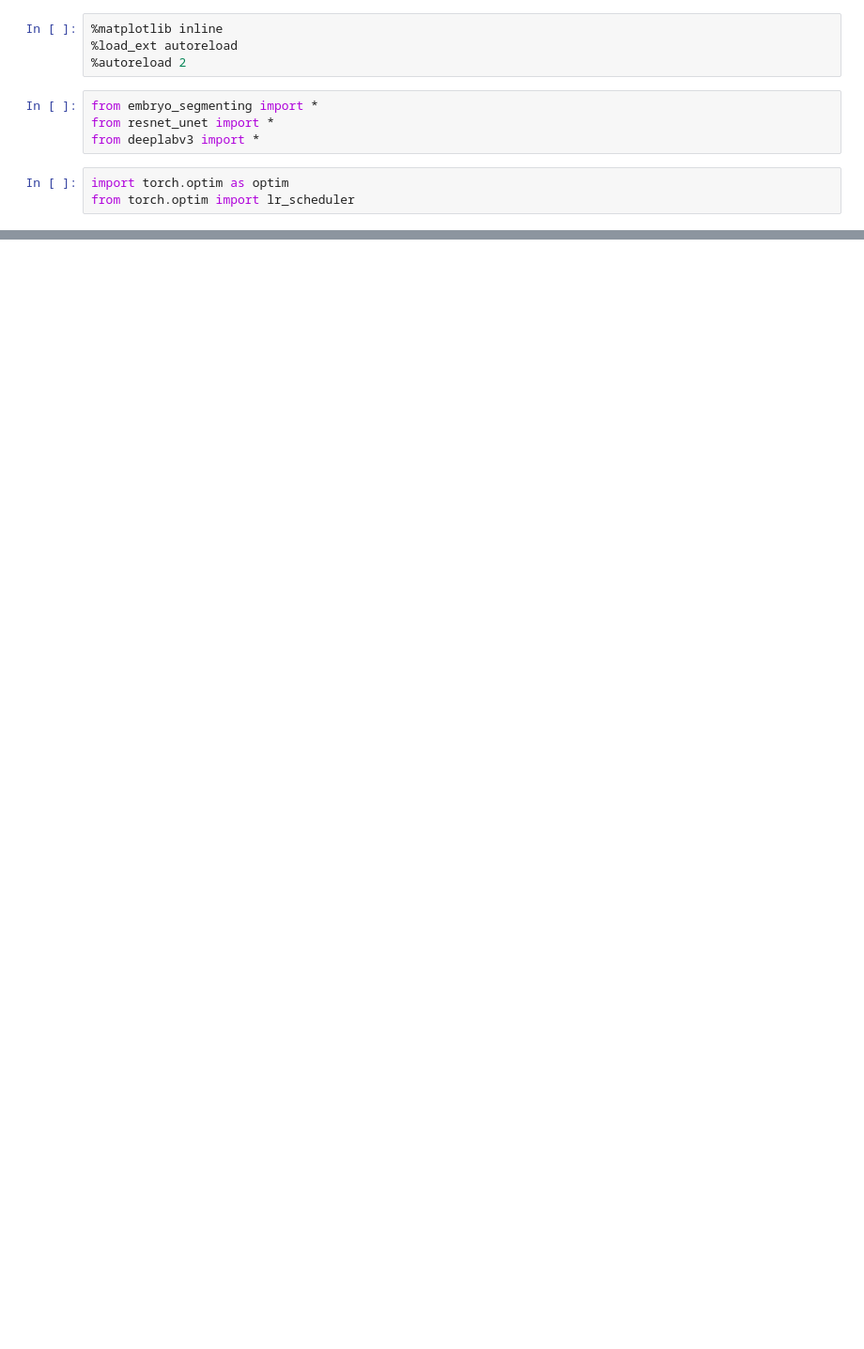
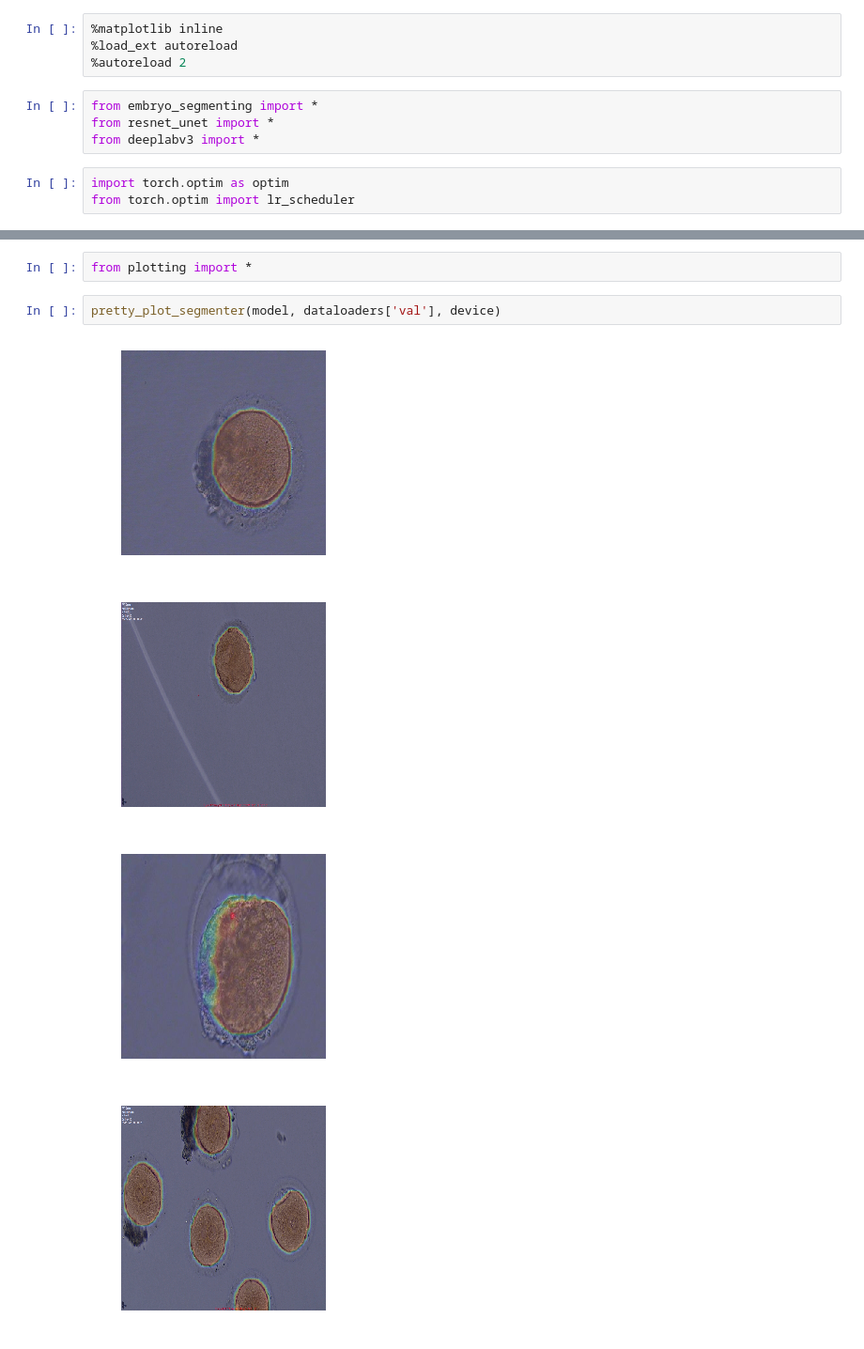
Before and after one commit to tuzkreekman/cs231n-pronuclei, a Jupyter notebook: deeplab.ipynb, the cells around one changed output, grey strips where cells are left out. Shown at 94% size. Cells and saved outputs as stored; diff of their text form; blank space fills up the shorter version.

```diff
--- a/deeplab.ipynb
+++ b/deeplab.ipynb
@@ -97,0 +98,9 @@ visualize_counting_errors(model, dataloaders['val'], device)
+# %%
+from plotting import *
+# %%
+pretty_plot_segmenter(model, dataloaders['val'], device)
+# %% [output]
+[figure, added]
+[figure, added]
+[figure, added]
+[figure, added]
```
Also changed, not shown: parts of 7 cells of this notebook, 2 other files.
